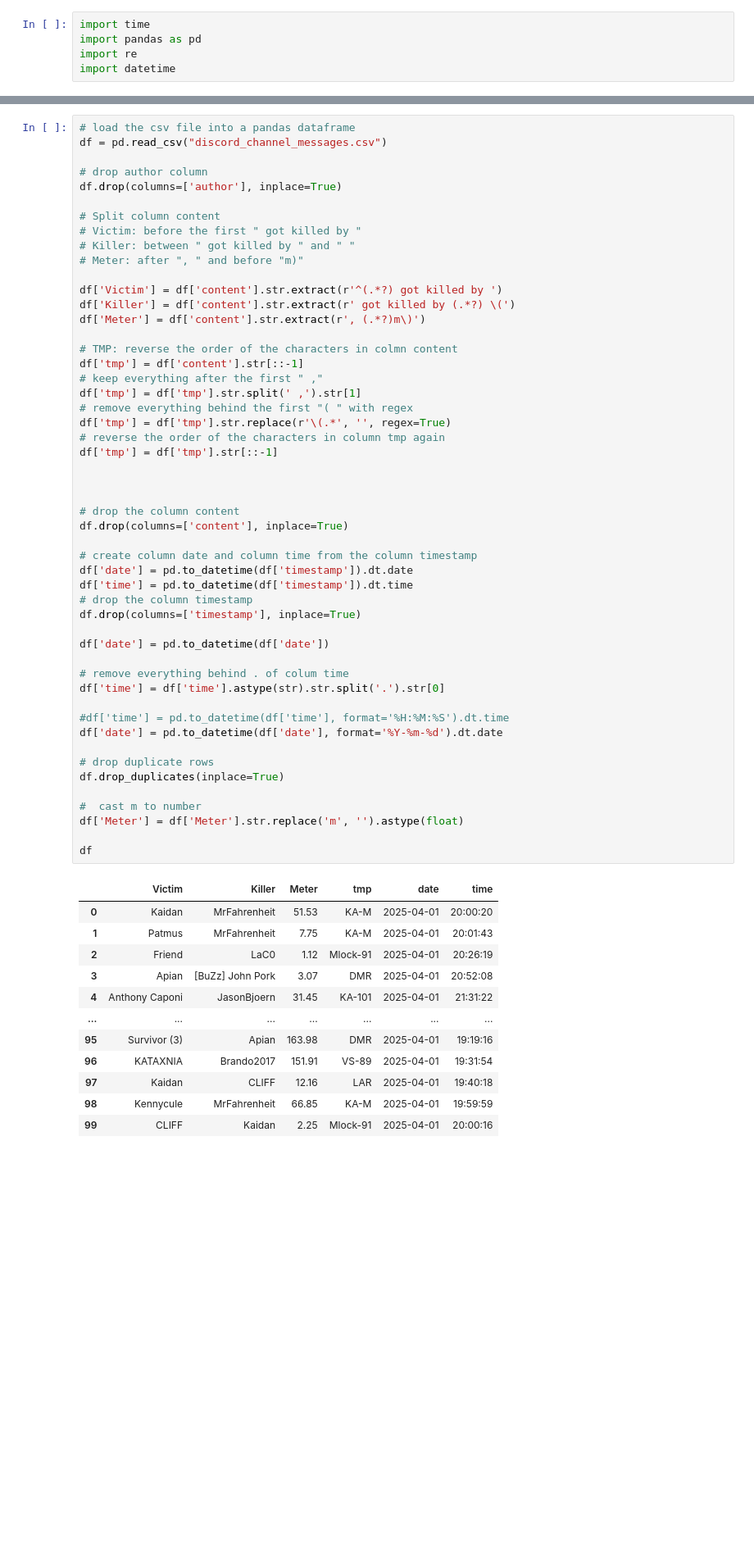
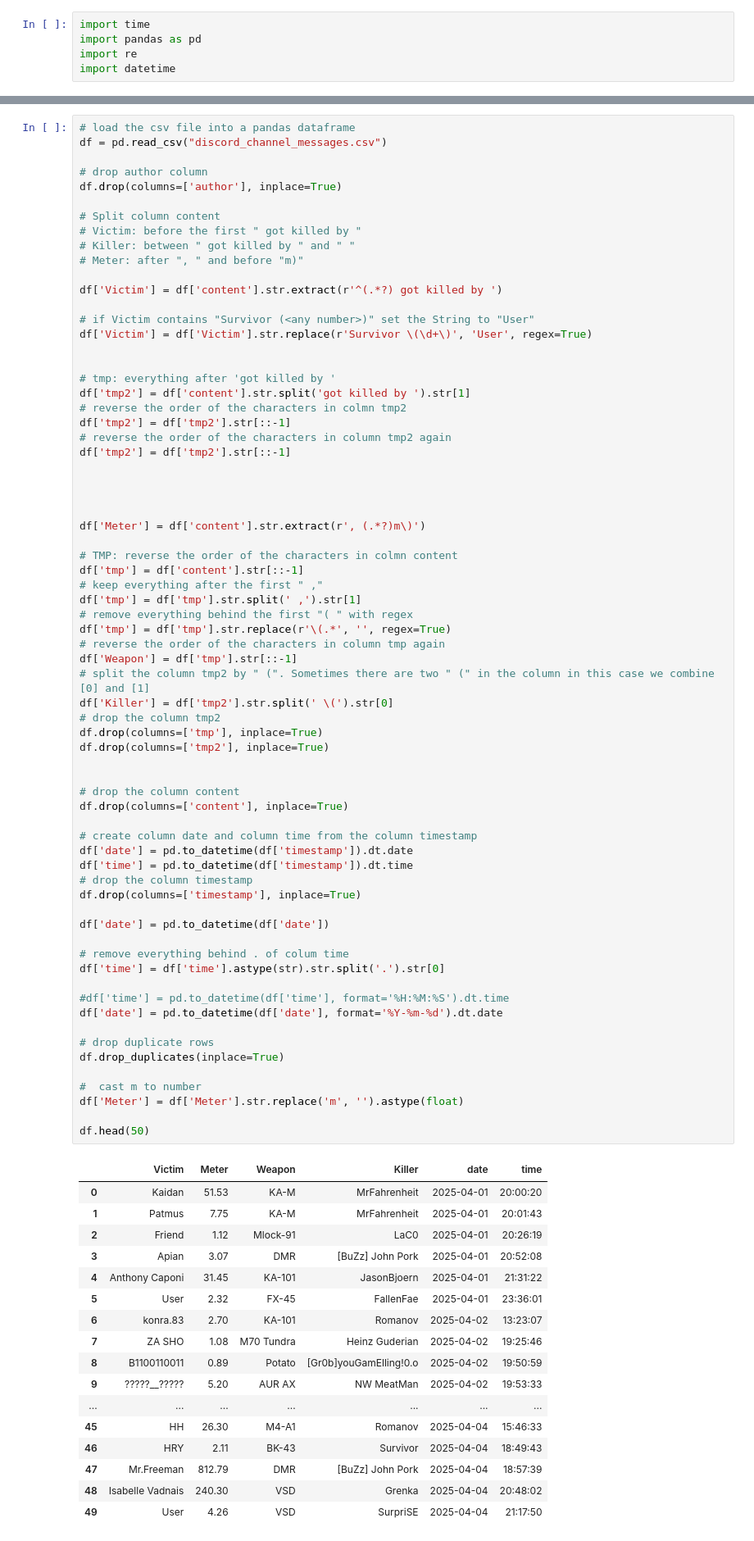
Before and after one commit to lucahlg/DayZAnalytics, a Jupyter notebook: discord.ipynb, the cells around one changed output, grey strips where cells are left out. Shown at 82% size. Drawn from its saved outputs; the diff is of its cells as text; blank space fills up the shorter version.

```diff
--- a/discord.ipynb
+++ b/discord.ipynb
@@ -34,7 +34,21 @@ df.drop(columns=['author'], inplace=True)
 # Meter: after ", " and before "m)"
 
 df['Victim'] = df['content'].str.extract(r'^(.*?) got killed by ')
-df['Killer'] = df['content'].str.extract(r' got killed by (.*?) \(')
+
+# if Victim contains "Survivor (<any number>)" set the String to "User"
+df['Victim'] = df['Victim'].str.replace(r'Survivor \(\d+\)', 'User', regex=True)
+
+
+# tmp: everything after 'got killed by '
+df['tmp2'] = df['content'].str.split('got killed by ').str[1]
+# reverse the order of the characters in colmn tmp2
+df['tmp2'] = df['tmp2'].str[::-1]
+# reverse the order of the characters in column tmp2 again
+df['tmp2'] = df['tmp2'].str[::-1]
+
+
+
+
 df['Meter'] = df['content'].str.extract(r', (.*?)m\)')
 
 # TMP: reverse the order of the characters in colmn content
@@ -43,45 +57,54 @@ df['tmp'] = df['content'].str[::-1]
 df['tmp'] = df['tmp'].str.split(' ,').str[1]
 # remove everything behind the first "( " with regex
 df['tmp'] = df['tmp'].str.replace(r'\(.*', '', regex=True)
 # reverse the order of the characters in column tmp again
-df['tmp'] = df['tmp'].str[::-1]
-
+df['Weapon'] = df['tmp'].str[::-1]
+# split the column tmp2 by " (". Sometimes there are two " (" in the column in this case we combine [0] and [1]
+df['Killer'] = df['tmp2'].str.split(' \(').str[0]
+# drop the column tmp2
+df.drop(columns=['tmp'], inplace=True)
+df.drop(columns=['tmp2'], inplace=True)
 
 
 # drop the column content
 df.drop(columns=['content'], inplace=True)
 
 # create column date and column time from the column timestamp
 df['date'] = pd.to_datetime(df['timestamp']).dt.date
 df['time'] = pd.to_datetime(df['timestamp']).dt.time
 # drop the column timestamp
 df.drop(columns=['timestamp'], inplace=True)
 
 df['date'] = pd.to_datetime(df['date'])
 
 # remove everything behind . of colum time
 df['time'] = df['time'].astype(str).str.split('.').str[0]
 
 #df['time'] = pd.to_datetime(df['time'], format='%H:%M:%S').dt.time
 df['date'] = pd.to_datetime(df['date'], format='%Y-%m-%d').dt.date
 
 # drop duplicate rows
 df.drop_duplicates(inplace=True)
 
 #  cast m to number
 df['Meter'] = df['Meter'].str.replace('m', '').astype(float)
 
-df
+df.head(50)
 # %% [output]
-|  | Victim | Killer | Meter | tmp | date | time |
-| 0 | Kaidan | MrFahrenheit | 51.53 | KA-M | 2025-04-01 | 20:00:20 |
-| 1 | Patmus | MrFahrenheit | 7.75 | KA-M | 2025-04-01 | 20:01:43 |
-| 2 | Friend | LaC0 | 1.12 | Mlock-91 | 2025-04-01 | 20:26:19 |
-| 3 | Apian | [BuZz] John Pork | 3.07 | DMR | 2025-04-01 | 20:52:08 |
-| 4 | Anthony Caponi | JasonBjoern | 31.45 | KA-101 | 2025-04-01 | 21:31:22 |
+|  | Victim | Meter | Weapon | Killer | date | time |
+| 0 | Kaidan | 51.53 | KA-M | MrFahrenheit | 2025-04-01 | 20:00:20 |
+| 1 | Patmus | 7.75 | KA-M | MrFahrenheit | 2025-04-01 | 20:01:43 |
+| 2 | Friend | 1.12 | Mlock-91 | LaC0 | 2025-04-01 | 20:26:19 |
+| 3 | Apian | 3.07 | DMR | [BuZz] John Pork | 2025-04-01 | 20:52:08 |
+| 4 | Anthony Caponi | 31.45 | KA-101 | JasonBjoern | 2025-04-01 | 21:31:22 |
+| 5 | User | 2.32 | FX-45 | FallenFae | 2025-04-01 | 23:36:01 |
+| 6 | konra.83 | 2.70 | KA-101 | Romanov | 2025-04-02 | 13:23:07 |
+| 7 | ZA SHO | 1.08 | M70 Tundra | Heinz Guderian | 2025-04-02 | 19:25:46 |
+| 8 | B1100110011 | 0.89 | Potato | [Gr0b]youGamElling!0.o | 2025-04-02 | 19:50:59 |
+| 9 | ?????__????? | 5.20 | AUR AX | NW MeatMan | 2025-04-02 | 19:53:33 |
 | ... | ... | ... | ... | ... | ... | ... |
-| 95 | Survivor (3) | Apian | 163.98 | DMR | 2025-04-01 | 19:19:16 |
-| 96 | KATAXNIA | Brando2017 | 151.91 | VS-89 | 2025-04-01 | 19:31:54 |
-| 97 | Kaidan | CLIFF | 12.16 | LAR | 2025-04-01 | 19:40:18 |
-| 98 | Kennycule | MrFahrenheit | 66.85 | KA-M | 2025-04-01 | 19:59:59 |
-| 99 | CLIFF | Kaidan | 2.25 | Mlock-91 | 2025-04-01 | 20:00:16 |
+| 45 | HH | 26.30 | M4-A1 | Romanov | 2025-04-04 | 15:46:33 |
+| 46 | HRY | 2.11 | BK-43 | Survivor | 2025-04-04 | 18:49:43 |
+| 47 | Mr.Freeman | 812.79 | DMR | [BuZz] John Pork | 2025-04-04 | 18:57:39 |
+| 48 | Isabelle Vadnais | 240.30 | VSD | Grenka | 2025-04-04 | 20:48:02 |
+| 49 | User | 4.26 | VSD | SurpriSE | 2025-04-04 | 21:17:50 |
```
Also changed, not shown: parts of 11 cells of this notebook.
